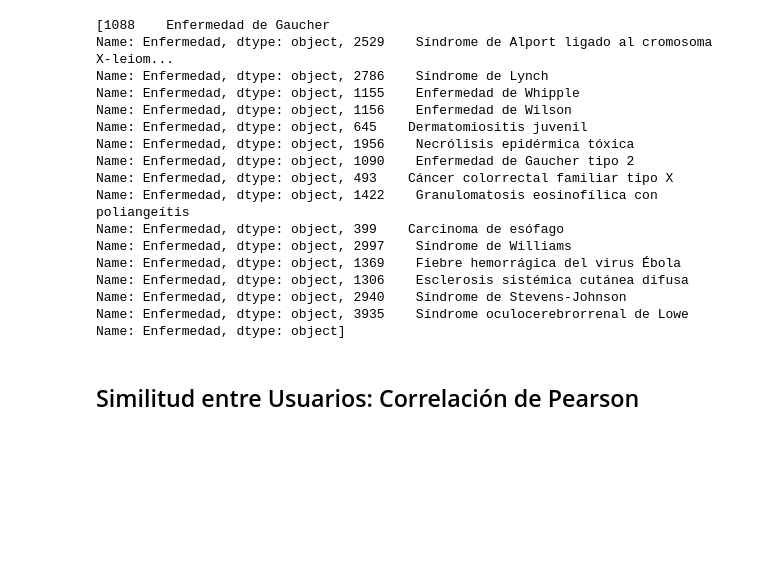
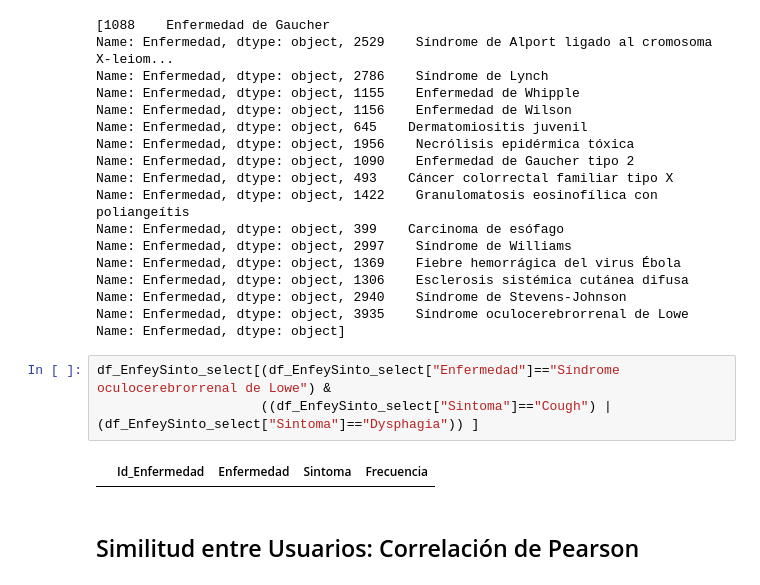
Before and after one commit to gpalomares2022/Kedro_real_project, a Jupyter notebook: notebooks/NotebookTFM18mayo.ipynb, the cells around one changed output. Saved outputs shown, nothing was run; the diff lists cells and outputs as text; blank space fills up the shorter version.

```diff
--- a/notebooks/NotebookTFM18mayo.ipynb
+++ b/notebooks/NotebookTFM18mayo.ipynb
@@ -725,6 +780,11 @@ Name: Enfermedad, dtype: object, 1306    Esclerosis sistémica cutánea difusa
 Name: Enfermedad, dtype: object, 2940    Síndrome de Stevens-Johnson
 Name: Enfermedad, dtype: object, 3935    Síndrome oculocerebrorrenal de Lowe
 Name: Enfermedad, dtype: object]
+# %%
+df_EnfeySinto_select[(df_EnfeySinto_select["Enfermedad"]=="Síndrome oculocerebrorrenal de Lowe") &
+                     ((df_EnfeySinto_select["Sintoma"]=="Cough") | (df_EnfeySinto_select["Sintoma"]=="Dysphagia")) ]
+# %% [output]
+|  | Id_Enfermedad | Enfermedad | Sintoma | Frecuencia |
 # %% [markdown]
 ## Similitud entre Usuarios: Correlación de Pearson
 # %% [markdown]
```
Also changed, not shown: parts of 15 cells of this notebook, 2 other files.
